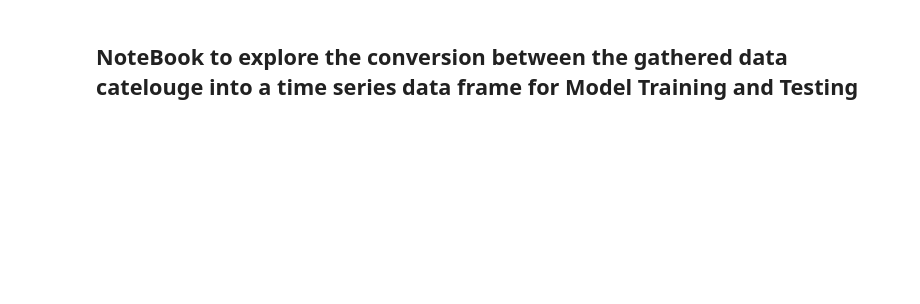
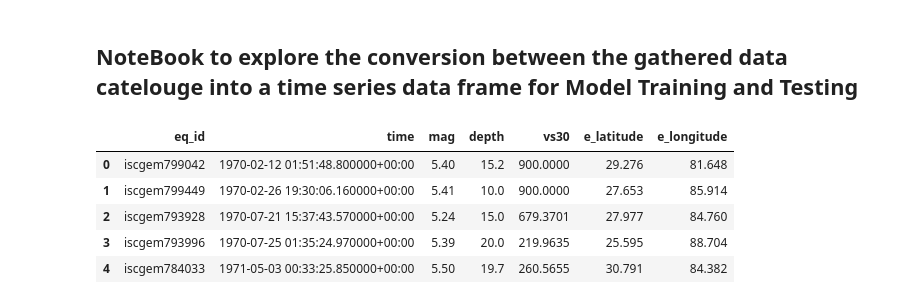
Before and after one commit to keshavprasadneupane/SpatioTemporal-Earthquake-Probabilistic-Prediction-System, a Jupyter notebook: src/spatiotemporal_earthquake_probabilistic_prediction_system/shaking_model.ipynb, the cells around one changed output. Cells and saved outputs as stored; diff of their text form; code cells hidden in the pictures; blank space fills up the shorter version.

```diff
--- a/src/spatiotemporal_earthquake_probabilistic_prediction_system/shaking_model.ipynb
+++ b/src/spatiotemporal_earthquake_probabilistic_prediction_system/shaking_model.ipynb
@@ -4,3 +4,39 @@
 import pandas as pd
 import numpy as np
 from pathlib import Path
+import gc
+from enum import Enum
+CURRENT_DIR = Path.cwd()
+EARTHQUAKE_DATASET_PATH = CURRENT_DIR / "data" /"processed"/ "earthquake_data_vs30.csv"
+NEPAL_DISTRICTS_DATASET_PATH = CURRENT_DIR / "data"/"important"/"district.csv"
+TABLE_1_DATASET_PATH = CURRENT_DIR / "data"/"processed"/"table_1.csv"
+# %%
+class EarthquakeDataColumns(Enum):
+	ID = "eq_id"
+	TIME = "time"
+	MAGNITUDE = "mag"
+	DEPTH = "depth"
+	VS30 = "vs30"
+	LATITUDE = "e_latitude"
+	LONGITUDE = "e_longitude"
+
+ALL_EARTHQUAKE_COLUMNS = [col.value for col in EarthquakeDataColumns]
+
+
+
+eq_df = pd.read_csv(EARTHQUAKE_DATASET_PATH)
+eq_df["time"] = pd.to_datetime(
+    eq_df["time"],
+    format="mixed",
+    utc=True
+)
+eq_df.rename(columns={"depth_km":"depth", "id":"eq_id", "latitude":"e_latitude", "longitude":"e_longitude"}, inplace=True)
+eq_df = eq_df[ALL_EARTHQUAKE_COLUMNS]
+eq_df.head()
+# %% [output]
+|  | eq_id | time | mag | depth | vs30 | e_latitude | e_longitude |
+| 0 | iscgem799042 | 1970-02-12 01:51:48.800000+00:00 | 5.40 | 15.2 | 900.0000 | 29.276 | 81.648 |
+| 1 | iscgem799449 | 1970-02-26 19:30:06.160000+00:00 | 5.41 | 10.0 | 900.0000 | 27.653 | 85.914 |
+| 2 | iscgem793928 | 1970-07-21 15:37:43.570000+00:00 | 5.24 | 15.0 | 679.3701 | 27.977 | 84.760 |
+| 3 | iscgem793996 | 1970-07-25 01:35:24.970000+00:00 | 5.39 | 20.0 | 219.9635 | 25.595 | 88.704 |
+| 4 | iscgem784033 | 1971-05-03 00:33:25.850000+00:00 | 5.50 | 19.7 | 260.5655 | 30.791 | 84.382 |
```
Also changed, not shown: parts of 14 cells of this notebook, 3 other files.
